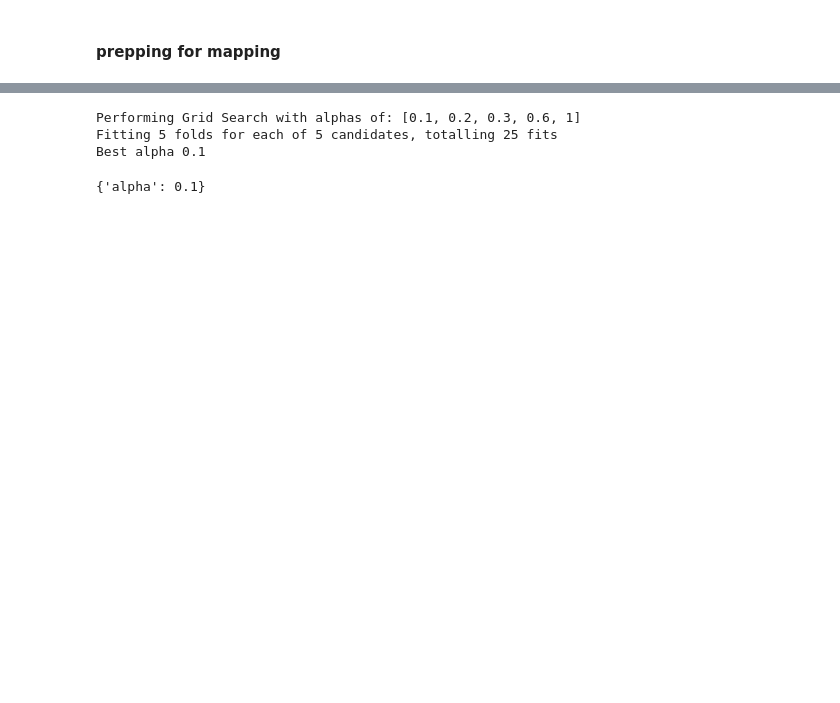
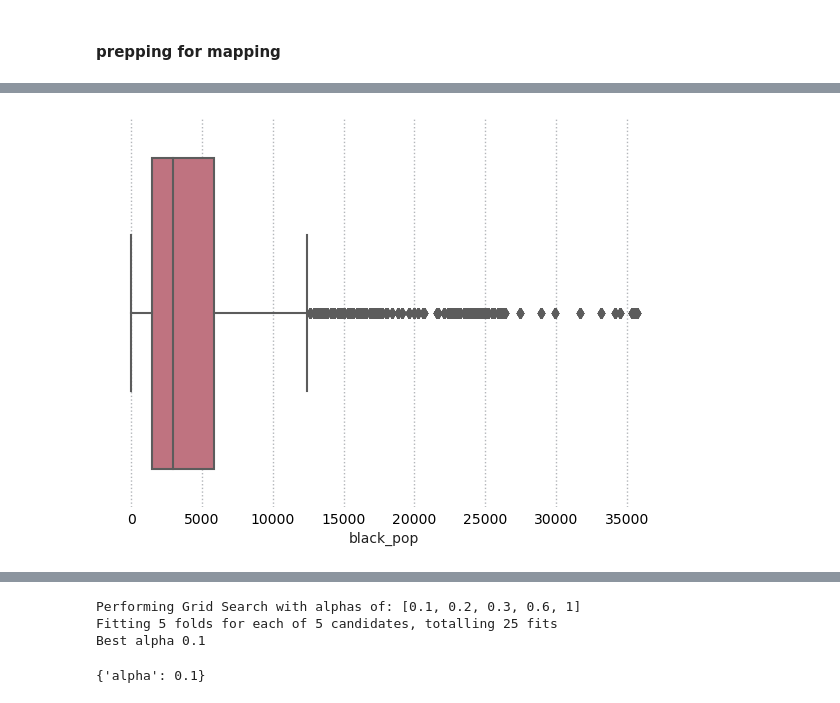
Before and after one commit to HaydenWarren/zri-forecast, a Jupyter notebook: hayden/lasso_all_selected_features.ipynb, the cells around one changed output, grey strips where cells are left out. Cells and saved outputs as stored; diff of their text form; code cells hidden in the pictures; blank space fills up the shorter version.

```diff
--- a/hayden/lasso_all_selected_features.ipynb
+++ b/hayden/lasso_all_selected_features.ipynb
@@ -79,0 +86,6 @@ def calc_vif(X):
+# %%
+sns.boxplot(data = acs_data[['black_pop']],
+            x = 'black_pop')
+plt.show()
+# %% [output]
+[figure, added]
```
Also changed, not shown: parts of 13 cells of this notebook, 3 other files.
